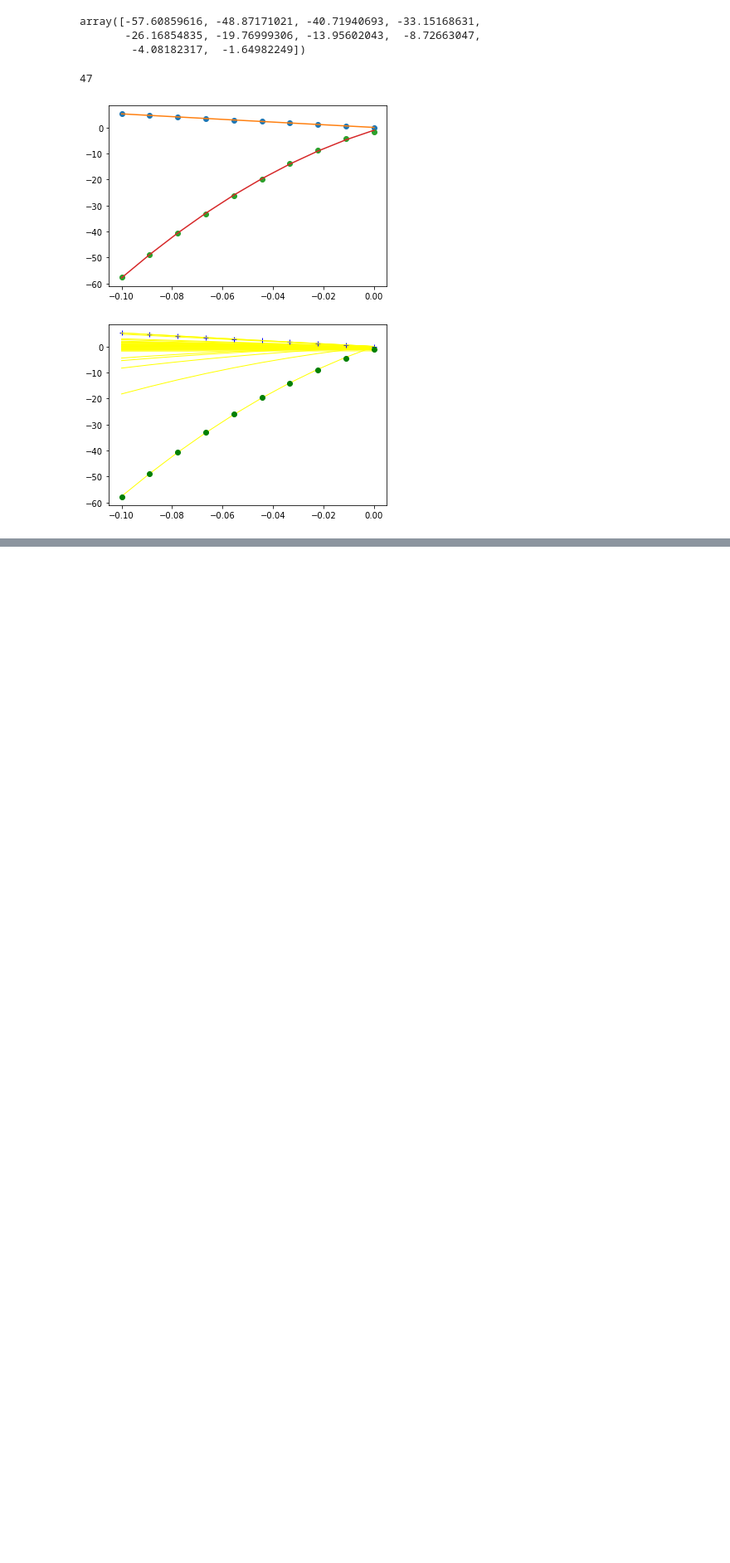
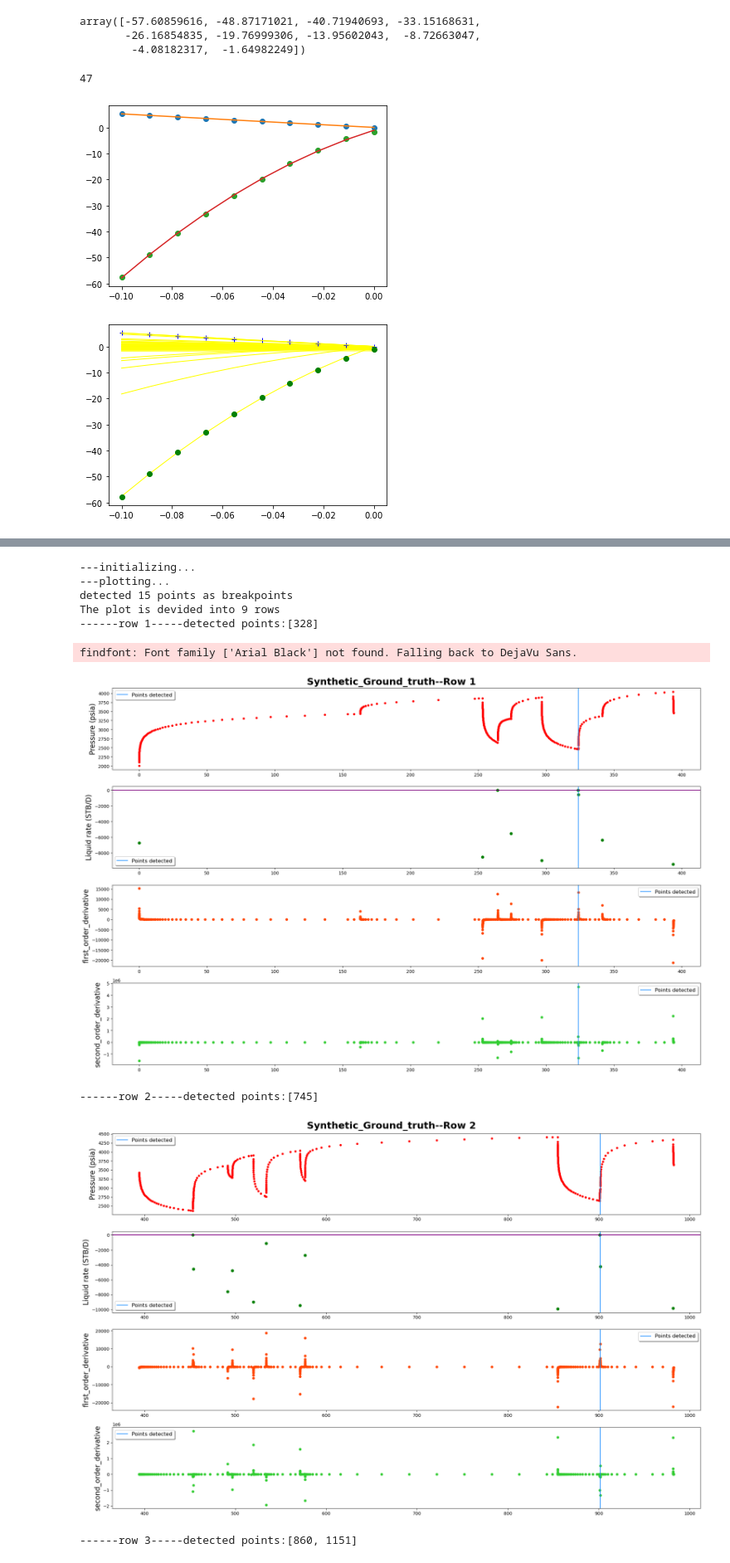
Before and after one commit to juneciel510/transient_identification, a Jupyter notebook: source_code/create_pattern.ipynb, the cells around one changed output, grey strips where cells are left out. Shown at 83% size. Drawn from its saved outputs; the diff is of its cells as text; code cells hidden in the pictures; blank space fills up the shorter version.

```diff
--- a/source_code/create_pattern.ipynb
+++ b/source_code/create_pattern.ipynb
@@ -428,0 +731,2 @@ SyntaxError: invalid syntax (Temp/ipykernel_7436/4259177107.py, line 2)
+# %%
+breakpoints=learn_pattern.predict(pressure_measure,pressure_time)
@@ -428,0 +751,28 @@ SyntaxError: invalid syntax (Temp/ipykernel_7436/4259177107.py, line 2)
+# %%
+filename_toSave="../data_output/Synthetic_Ground_truth_patternDetection.pdf"
+plot_name="Synthetic_Ground_truth"
+plot_whole=False
+plot_details=True
+plot_statistics=False
+PlotNSave(pressure_df,
+          rate_df,
+          breakpoints,
+          [],
+          data_inOneRow,
+          plot_name,
+          filename_toSave,
+          plot_statistics,
+          plot_whole,
+          plot_details,
+          colum_names)
+# %% [output]
+---initializing...
+---plotting...
+detected 15 points as breakpoints
+The plot is devided into 9 rows
+------row 1-----detected points:[328]
+findfont: Font family ['Arial Black'] not found. Falling back to DejaVu Sans.
+[figure, added]
+------row 2-----detected points:[745]
+[figure, added]
+------row 3-----detected points:[860, 1151]
```
Also changed, not shown: parts of 17 cells of this notebook, 5 other files.
